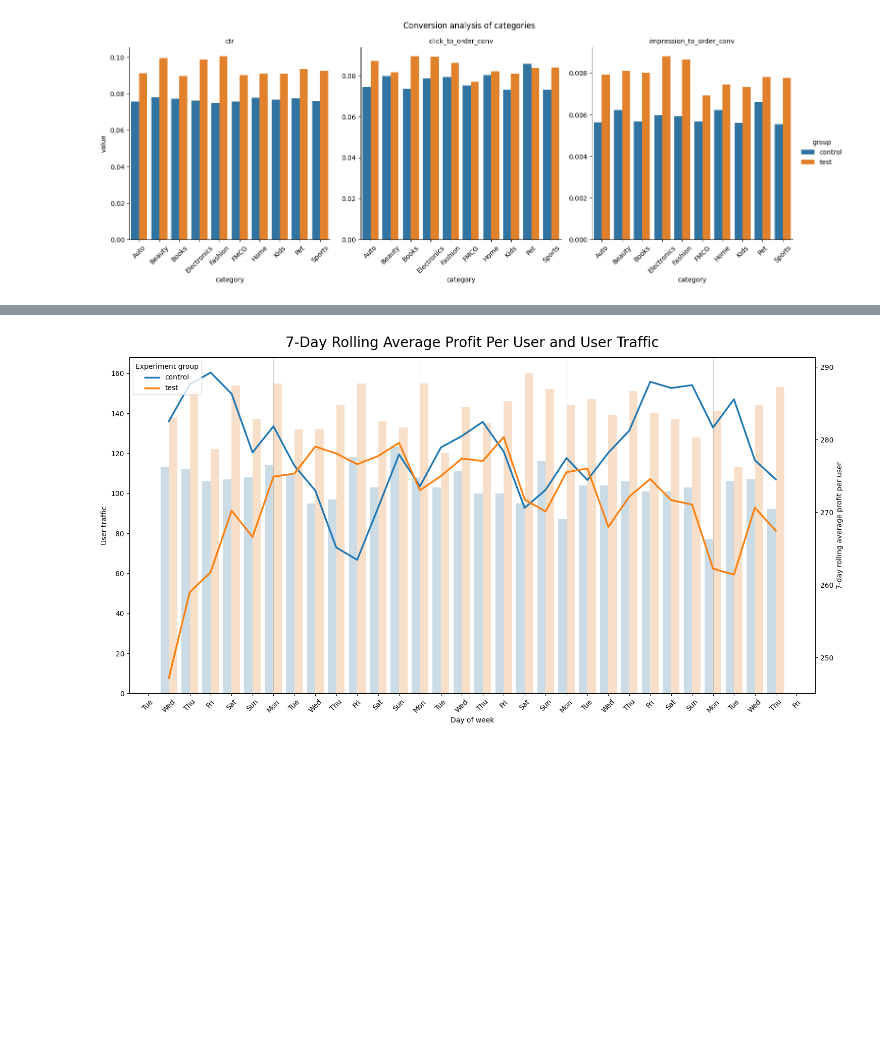
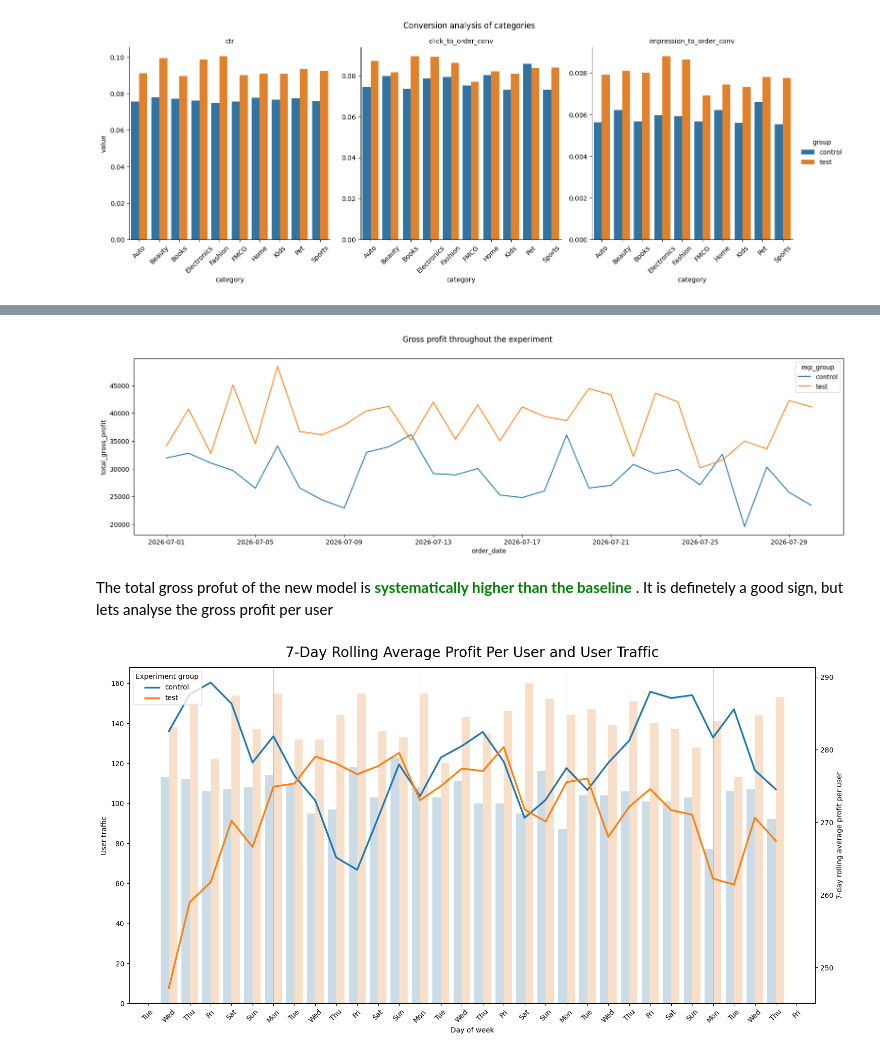
Before and after one commit to Left-for-food/Market_Flow, a Jupyter notebook: EDA.ipynb, the cells around one changed output, grey strips where cells are left out. Drawn from its saved outputs; the diff is of its cells as text; code cells hidden in the pictures; blank space fills up the shorter version.

```diff
--- a/EDA.ipynb
+++ b/EDA.ipynb
@@ -341,33 +343,47 @@ with engine.connect() as conn:
                     COUNT(*) as user_traffic,
                     SUM(o.gross_margin_rub) as total,
                     AVG(o.is_returned) * 100 as return_rate
                 FROM orders o
                 JOIN experiment_assignment ea
                     ON ea.user_id = o.user_id
                 GROUP BY ea.experiment_group, o.order_date
             )
             SELECT
                 exp_group,
                 order_date,
                 user_traffic,
                 EXTRACT (ISODOW FROM order_date),
                 return_rate,
+                total as total_gross_profit,
                 AVG(total) OVER (
                     PARTITION BY exp_group
                     ORDER BY order_date
                     ROWS BETWEEN 6 PRECEDING AND CURRENT ROW
                 )
                 /
                 NULLIF (
                     AVG(user_traffic) OVER (
                         PARTITION BY exp_group
                         ORDER BY order_date
                         ROWS BETWEEN 6 PRECEDING AND CURRENT ROW),
                 0) as rolling_7d_profit
             FROM order_stat
             ORDER BY exp_group, order_date
         """), conn
     )
+
+plt.figure(figsize=(20, 5))
+g = sns.lineplot(
+    data=result,
+    x='order_date',
+    hue='exp_group',
+    y='total_gross_profit'
+)
+g.figure.suptitle('Gross profit throughout the experiment');
+# %% [output]
+[figure, added]
+# %% [markdown]
+The total gross profut of the new model is <span style="color: green"> **systematically higher than the baseline** </span>. It is definetely a good sign, but lets analyse the gross profit per user
 # %%
 import matplotlib.dates as mdates
 
```
Also changed, not shown: parts of 27 cells of this notebook.
